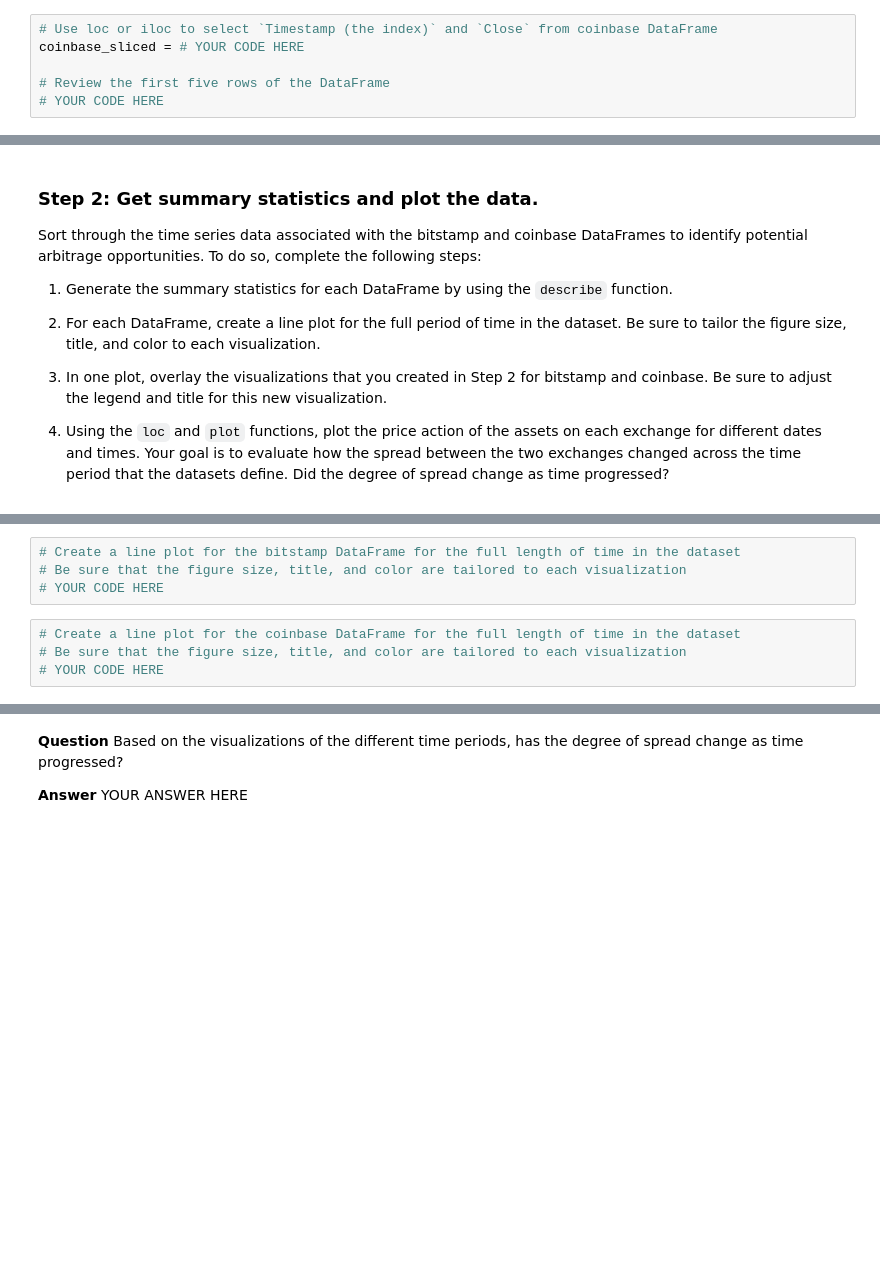
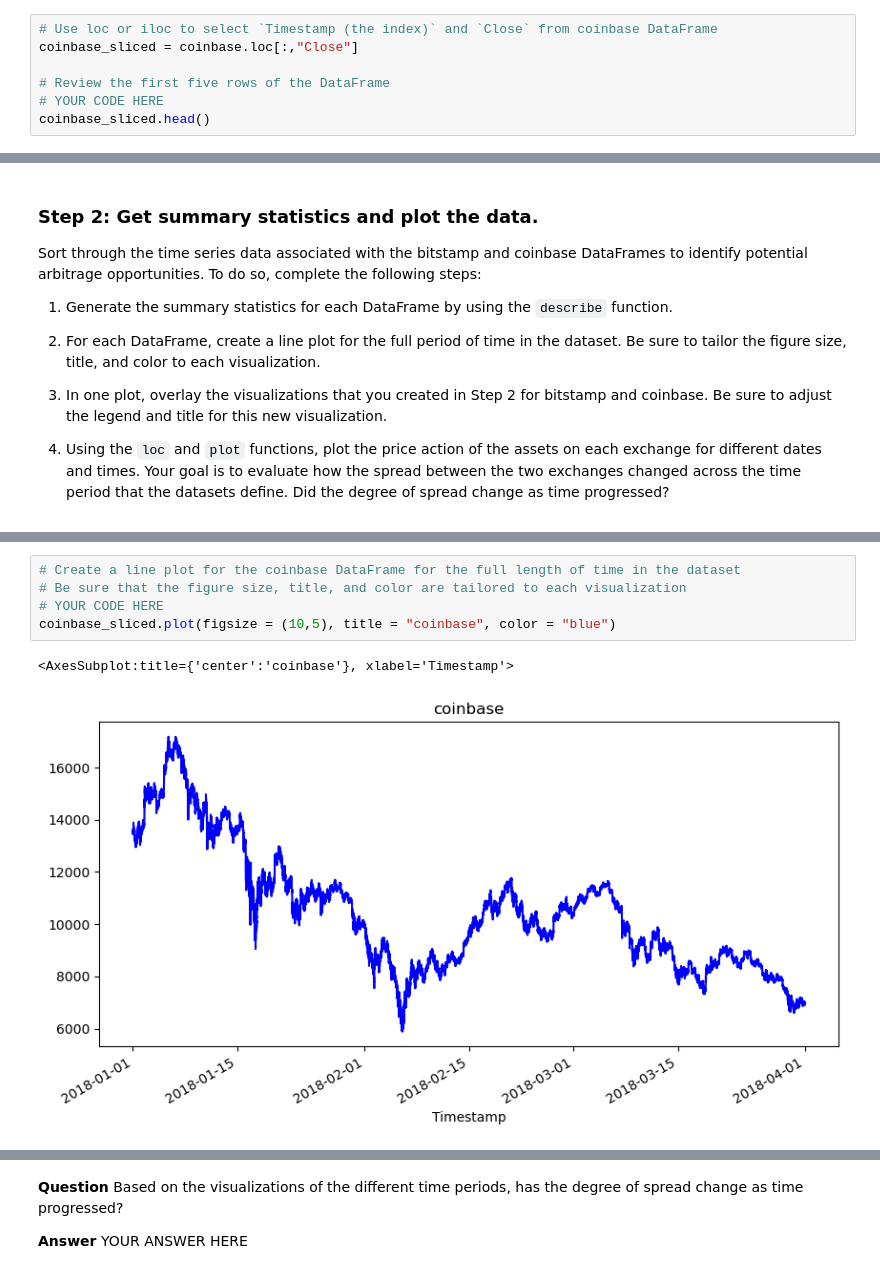
Before and after one commit to halamkim/challenge_03, a Jupyter notebook: crypto_arbitrage.ipynb, the cells around one changed output, grey strips where cells are left out. Saved outputs shown, nothing was run; the diff lists cells and outputs as text; blank space fills up the shorter version.

```diff
--- a/crypto_arbitrage.ipynb
+++ b/crypto_arbitrage.ipynb
@@ -188,6 +190,7 @@ SyntaxError: invalid syntax (3400854444.py, line 2)
 # %%
 # Use loc or iloc to select `Timestamp (the index)` and `Close` from coinbase DataFrame
-coinbase_sliced = # YOUR CODE HERE
+coinbase_sliced = coinbase.loc[:,"Close"]
 
 # Review the first five rows of the DataFrame
 # YOUR CODE HERE
+coinbase_sliced.head()
@@ -212,11 +253,11 @@ Sort through the time series data associated with the bitstamp and coinbase Data
 # %%
-# Create a line plot for the bitstamp DataFrame for the full length of time in the dataset
+# Create a line plot for the coinbase DataFrame for the full length of time in the dataset
 # Be sure that the figure size, title, and color are tailored to each visualization
 # YOUR CODE HERE
+coinbase_sliced.plot(figsize = (10,5), title = "coinbase", color = "blue")
+# %% [output]
+<AxesSubplot:title={'center':'coinbase'}, xlabel='Timestamp'>
+[figure, added]
-# %%
-# Create a line plot for the coinbase DataFrame for the full length of time in the dataset
-# Be sure that the figure size, title, and color are tailored to each visualization
-# YOUR CODE HERE
 # %%
 # Overlay the visualizations for the bitstamp and coinbase DataFrames in one plot
 # The plot should visualize the prices over the full lenth of the dataset
```
Also changed, not shown: parts of 12 cells of this notebook.
